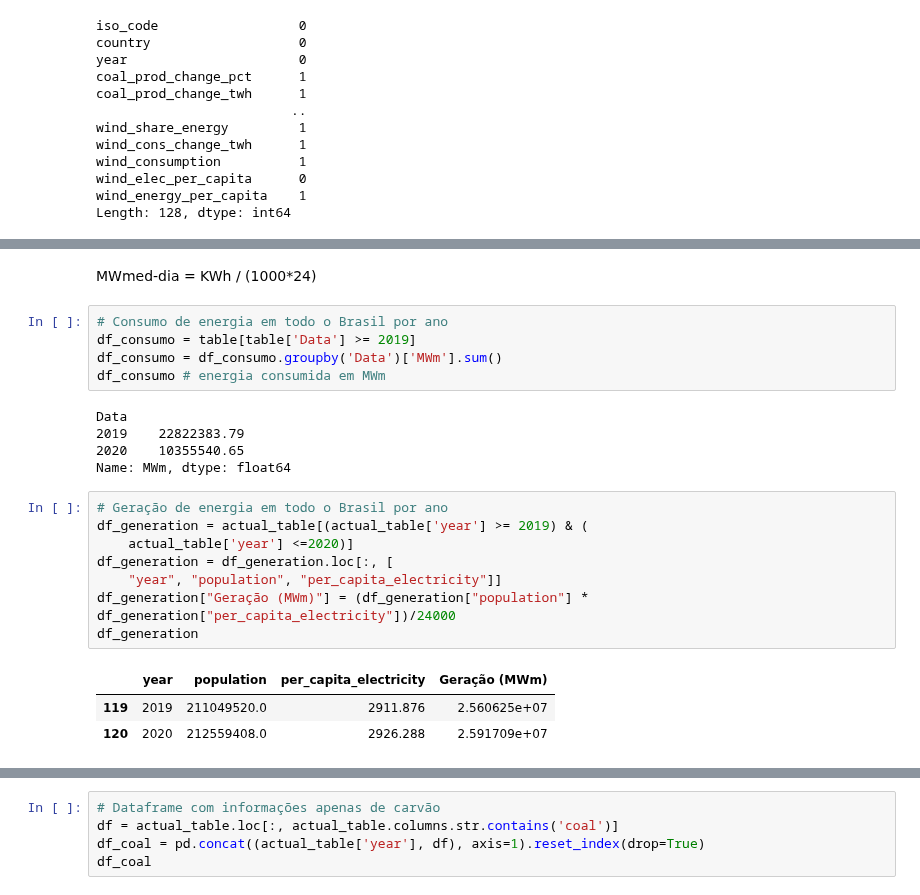
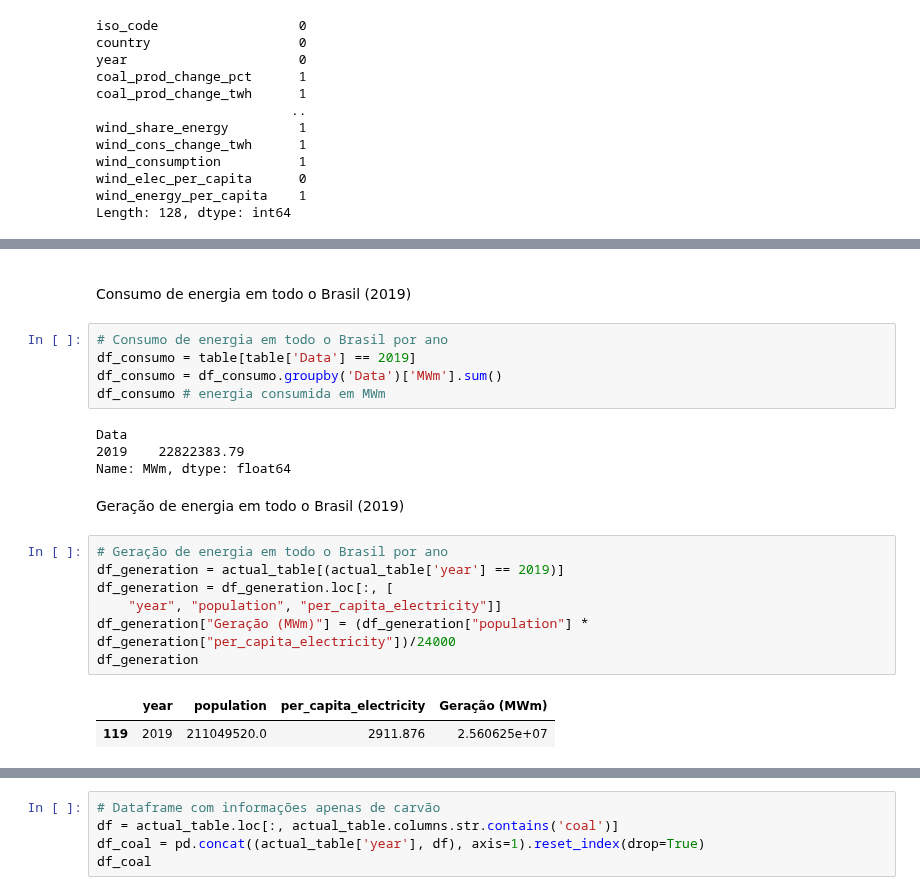
Before and after one commit to freireoliveira/tecnicas_1, a Jupyter notebook: Projeto_Tecnicas_Program1.ipynb, the cells around one changed output, grey strips where cells are left out. Drawn from its saved outputs; the diff is of its cells as text.

```diff
--- a/Projeto_Tecnicas_Program1.ipynb
+++ b/Projeto_Tecnicas_Program1.ipynb
@@ -310,29 +310,30 @@ wind_consumption
 wind_elec_per_capita
 wind_energy_per_capita
 # %% [markdown]
- MWmed-dia = KWh / (1000*24)
+ <!-- MWmed-dia = KWh / (1000*24) -->
+# %% [markdown]
+Consumo de energia em todo o Brasil (2019)
 # %%
 # Consumo de energia em todo o Brasil por ano
-df_consumo = table[table['Data'] >= 2019]
+df_consumo = table[table['Data'] == 2019]
 df_consumo = df_consumo.groupby('Data')['MWm'].sum()
 df_consumo # energia consumida em MWm
 # %% [output]
 Data
 2019    22822383.79
-2020    10355540.65
 Name: MWm, dtype: float64
+# %% [markdown]
+Geração de energia em todo o Brasil (2019)
 # %%
 # Geração de energia em todo o Brasil por ano
-df_generation = actual_table[(actual_table['year'] >= 2019) & (
-    actual_table['year'] <=2020)]
+df_generation = actual_table[(actual_table['year'] == 2019)]
 df_generation = df_generation.loc[:, [
     "year", "population", "per_capita_electricity"]]
 df_generation["Geração (MWm)"] = (df_generation["population"] * df_generation["per_capita_electricity"])/24000
 df_generation
 # %% [output]
 |  | year | population | per_capita_electricity | Geração (MWm) |
 | 119 | 2019 | 211049520.0 | 2911.876 | 2.560625e+07 |
-| 120 | 2020 | 212559408.0 | 2926.288 | 2.591709e+07 |
 # %%
 
 # Plot the first dataframe
```
Also changed, not shown: parts of 4 cells of this notebook.
